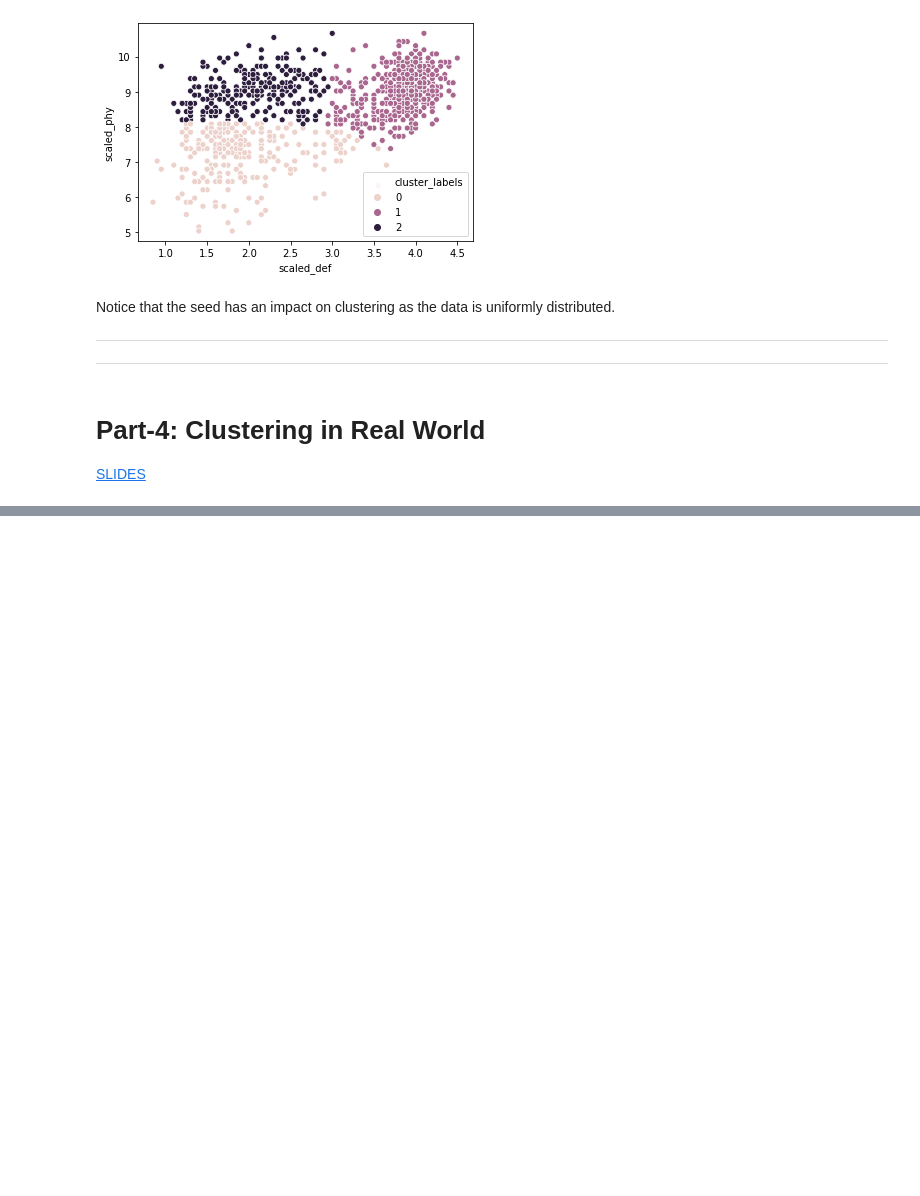
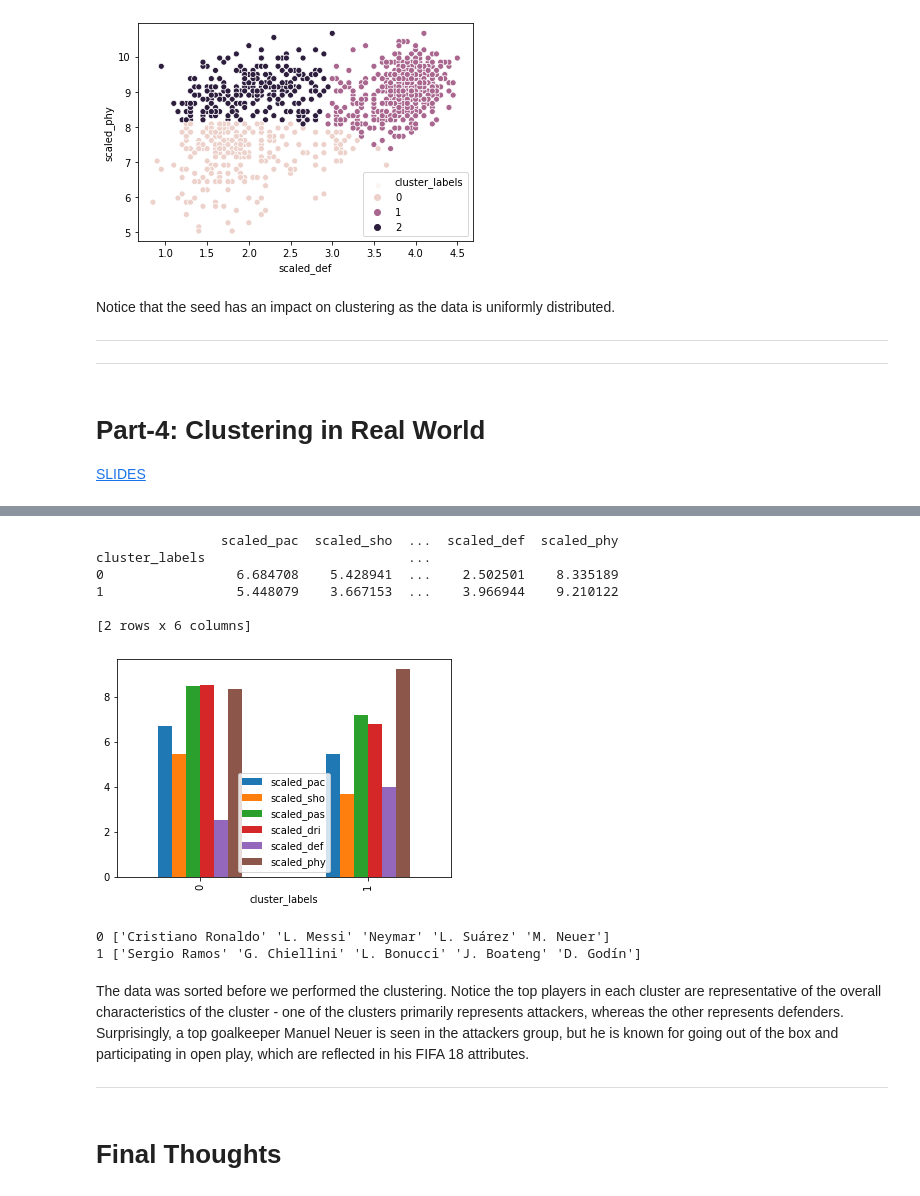
Before and after one commit to pratikgujral/Machine-Learning-Scientist-With-Python, a Jupyter notebook: Cluster_Analysis_In_Python.ipynb, the cells around one changed output, grey strips where cells are left out. Drawn from its saved outputs; the diff is of its cells as text; code cells hidden in the pictures; blank space fills up the shorter version.

```diff
--- a/Cluster_Analysis_In_Python.ipynb
+++ b/Cluster_Analysis_In_Python.ipynb
@@ -1064,0 +1351,5 @@ Notice that the seed has an impact on clustering as the data is uniformly distri
+# %%
+fifa = pd.read_csv('https://assets.datacamp.com/production/repositories/3842/datasets/10b1fd2d470d12f2486be7ffb05ab96a1b745631/fifa_18_sample_data.csv')
+
+print(fifa.shape)
+fifa.head()
@@ -1064,0 +1365,6 @@ Notice that the seed has an impact on clustering as the data is uniformly distri
+# %%
+from scipy.cluster.vq import whiten
+
+fifa['scaled_pac'] = whiten(fifa['pac'])
+fifa['scaled_dri'] = whiten(fifa['dri'])
+fifa['scaled_sho'] = whiten(fifa['sho'])
@@ -1064,0 +1407,42 @@ Notice that the seed has an impact on clustering as the data is uniformly distri
+# %%
+scaled_features = ['scaled_pac', 'scaled_sho', 'scaled_pas', 'scaled_dri',
+                   'scaled_def', 'scaled_phy']
+
+fifa['scaled_pac'] = whiten(fifa['pac'])
+fifa['scaled_dri'] = whiten(fifa['dri'])
+fifa['scaled_sho'] = whiten(fifa['sho'])
+fifa['scaled_def'] = whiten(fifa['def'])
+fifa['scaled_phy'] = whiten(fifa['phy'])
+fifa['scaled_pas'] = whiten(fifa['pas'])
+
+# Create centroids with 6 scaled columns kmeans for 2 clusters
+cluster_centers,_ = kmeans(fifa[scaled_features], 2)
+
+# Assign cluster labels and print cluster centers
+fifa['cluster_labels'], _ = vq(fifa[scaled_features], cluster_centers)
+print(fifa.groupby('cluster_labels')[scaled_features].mean())
+
+# Plot cluster centers to visualize clusters
+fifa.groupby('cluster_labels')[scaled_features].mean().plot(legend=True, kind='bar')
+plt.show()
+# %% [output]
+                scaled_pac  scaled_sho  ...  scaled_def  scaled_phy
+cluster_labels                          ...
+0                 6.684708    5.428941  ...    2.502501    8.335189
+1                 5.448079    3.667153  ...    3.966944    9.210122
+
+[2 rows x 6 columns]
+[figure, added]
+# %%
+# Get the name column of first 5 players in each cluster
+for cluster in fifa['cluster_labels'].unique():
+    print(cluster, fifa[fifa['cluster_labels'] == cluster]['name'].values[:5])
+# %% [output]
+0 ['Cristiano Ronaldo' 'L. Messi' 'Neymar' 'L. Suárez' 'M. Neuer']
+1 ['Sergio Ramos' 'G. Chiellini' 'L. Bonucci' 'J. Boateng' 'D. Godín']
+# %% [markdown]
+The data was sorted before we performed the clustering. Notice the top players in each cluster are representative of the overall characteristics of the cluster - one of the clusters primarily represents attackers, whereas the other represents defenders. Surprisingly, a top goalkeeper Manuel Neuer is seen in the attackers group, but he is known for going out of the box and participating in open play, which are reflected in his FIFA 18 attributes.
+
+---
+# %% [markdown]
+# Final Thoughts
```
Also changed, not shown: parts of 34 cells of this notebook.
